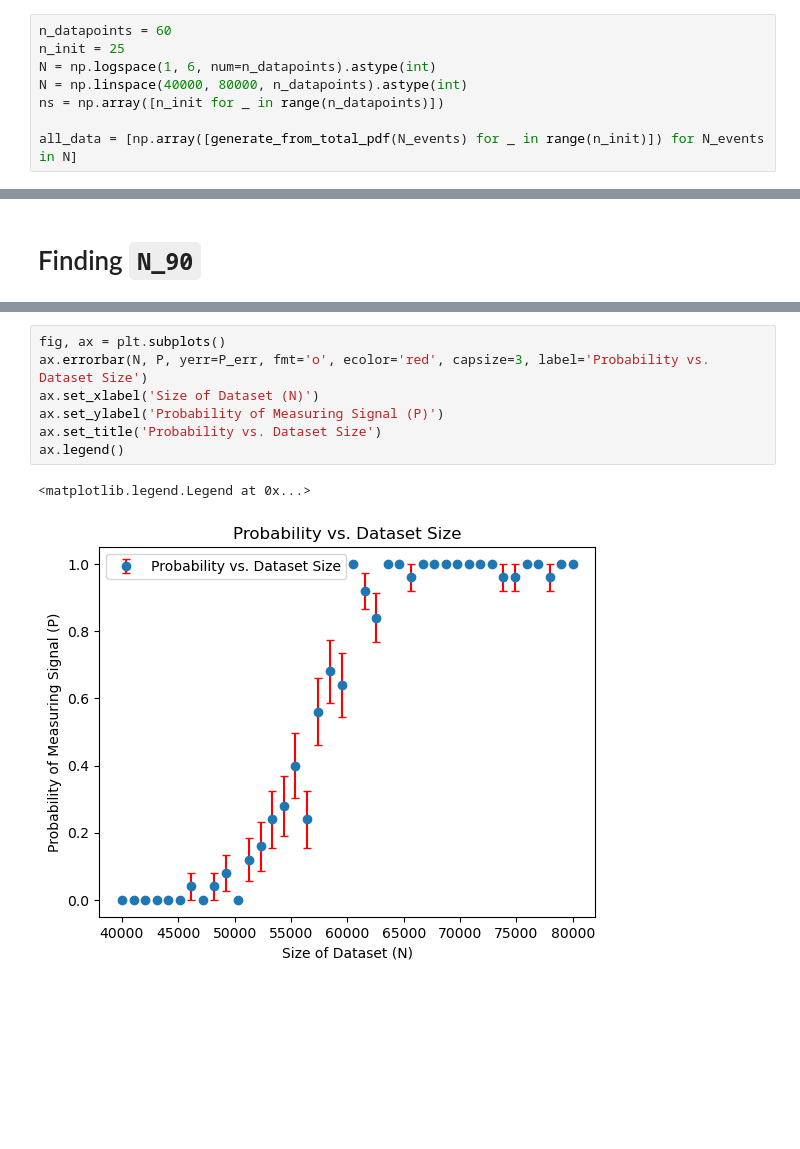
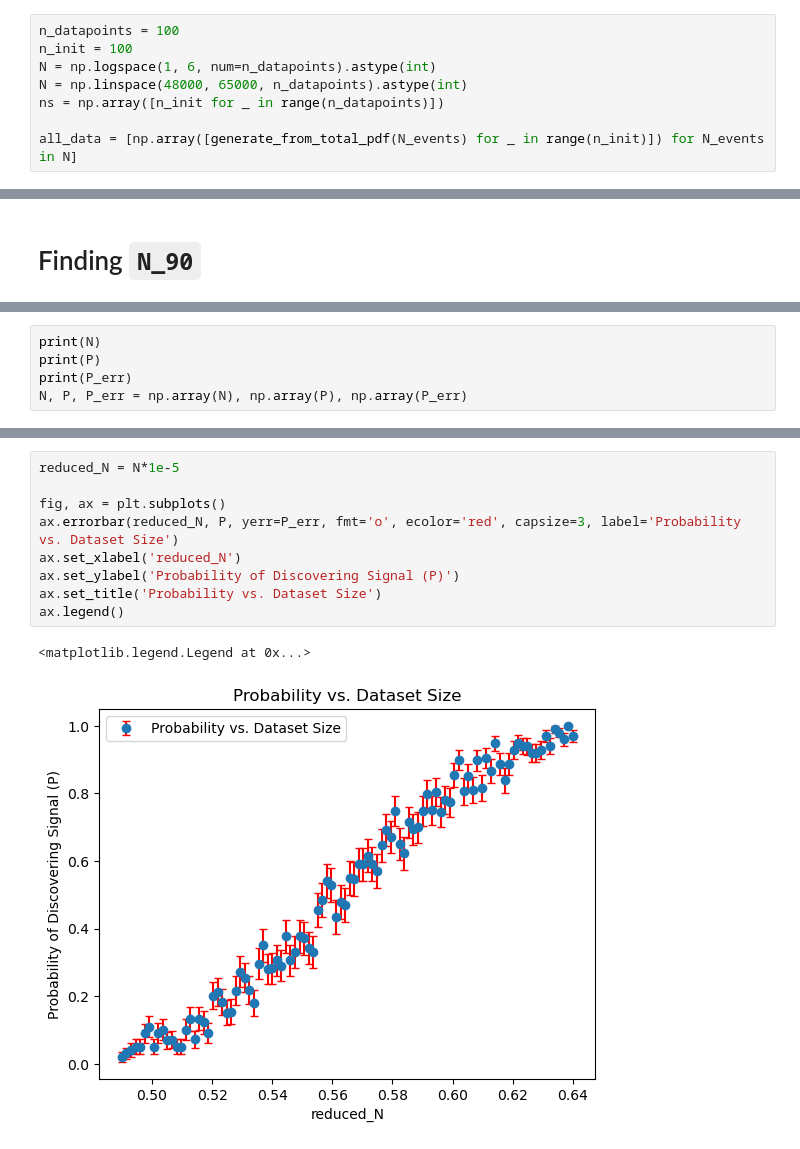
Before and after one commit to knottwill/SignalDiscovery, a Jupyter notebook: src/part_f_implementation.ipynb, the cells around one changed output, grey strips where cells are left out. Saved outputs shown, nothing was run; the diff lists cells and outputs as text; blank space fills up the shorter version.

```diff
--- a/src/part_f_implementation.ipynb
+++ b/src/part_f_implementation.ipynb
@@ -28,10 +28,10 @@ for param in true_params:
     starting_params[param] = true_params[param] + random_shifts[param]
     starting_params[param] = float(f'{starting_params[param]:.4}')
 # %%
-n_datapoints = 60
-n_init = 25
+n_datapoints = 100
+n_init = 100
 N = np.logspace(1, 6, num=n_datapoints).astype(int)
-N = np.linspace(40000, 80000, n_datapoints).astype(int)
+N = np.linspace(48000, 65000, n_datapoints).astype(int)
 ns = np.array([n_init for _ in range(n_datapoints)])
 
 all_data = [np.array([generate_from_total_pdf(N_events) for _ in range(n_init)]) for N_events in N]
@@ -98,0 +98,5 @@ array([40000, 41025, 42051, 43076, 44102, 45128, 46153, 47179, 48205,
+# %%
+print(N)
+print(P)
+print(P_err)
+N, P, P_err = np.array(N), np.array(P), np.array(P_err)
@@ -99,10 +127,12 @@ array([40000, 41025, 42051, 43076, 44102, 45128, 46153, 47179, 48205,
 # %%
+reduced_N = N*1e-5
+
 fig, ax = plt.subplots()
-ax.errorbar(N, P, yerr=P_err, fmt='o', ecolor='red', capsize=3, label='Probability vs. Dataset Size')
-ax.set_xlabel('Size of Dataset (N)')
-ax.set_ylabel('Probability of Measuring Signal (P)')
+ax.errorbar(reduced_N, P, yerr=P_err, fmt='o', ecolor='red', capsize=3, label='Probability vs. Dataset Size')
+ax.set_xlabel('reduced_N')
+ax.set_ylabel('Probability of Discovering Signal (P)')
 ax.set_title('Probability vs. Dataset Size')
 ax.legend()
 # %% [output]
 <matplotlib.legend.Legend at 0x...>
-[figure, old version]
+[figure, new version]
```
Also changed, not shown: parts of 6 cells of this notebook, 1 other file.
